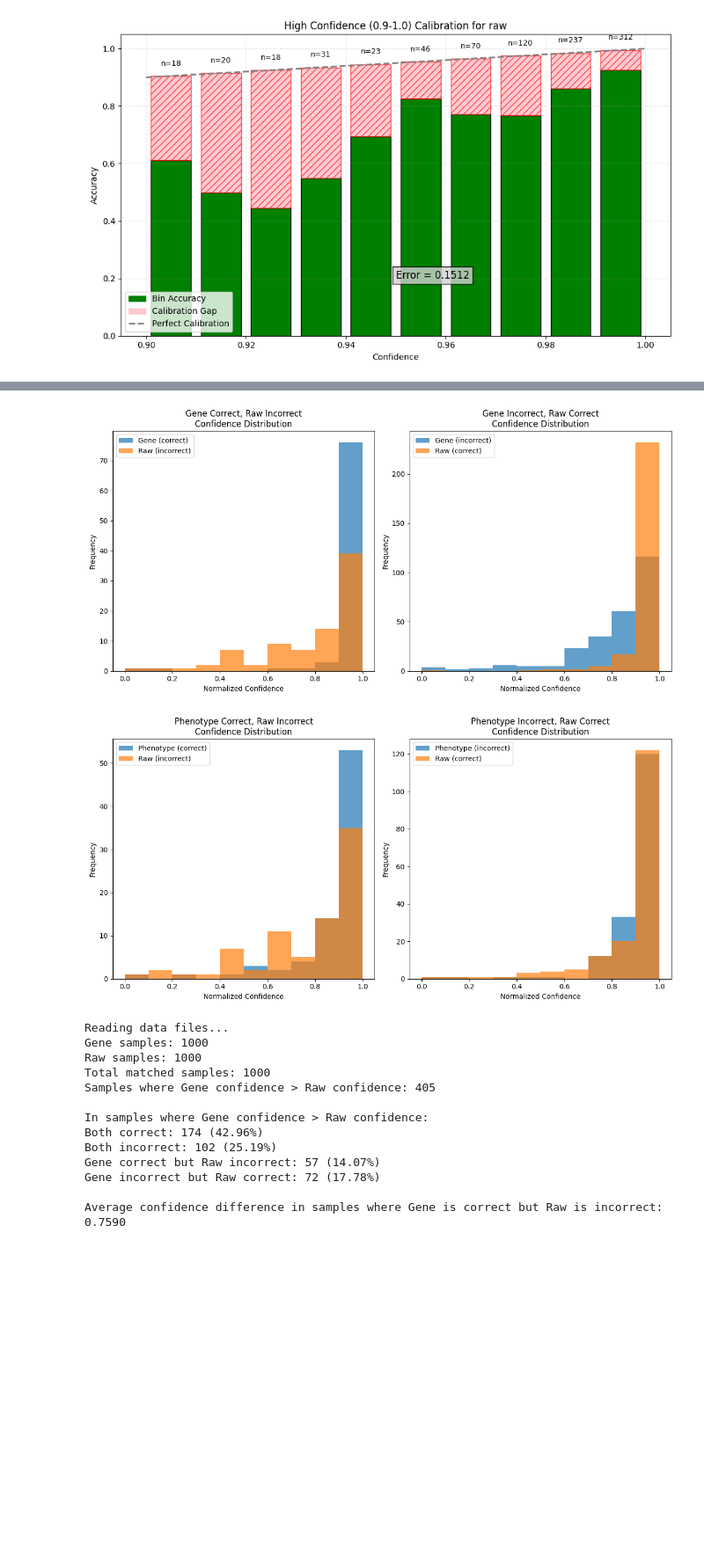
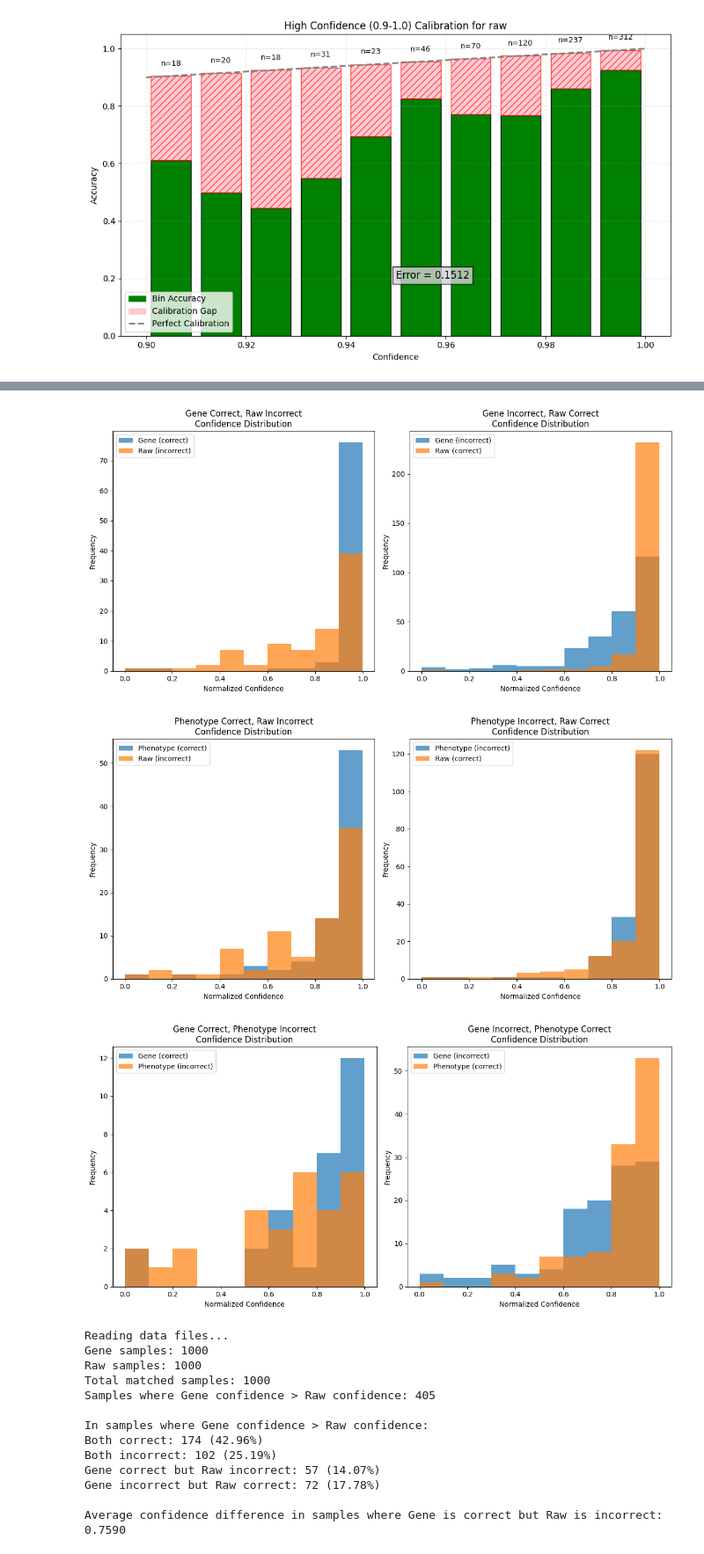
Before and after one commit to jesseliu0913/drug_repurpose, a Jupyter notebook: eval_results/call_gpt_uc.ipynb, the cells around one changed output, grey strips where cells are left out. Shown at 88% size. Drawn from its saved outputs; the diff is of its cells as text; code cells hidden in the pictures; blank space fills up the shorter version.

```diff
--- a/eval_results/call_gpt_uc.ipynb
+++ b/eval_results/call_gpt_uc.ipynb
@@ -638,7 +618,6 @@ McNemar's test statistic: 32.5301
 import jsonlines
 import numpy as np
 import matplotlib.pyplot as plt
-
 
 GENE_PATH = "/playpen/jesse/drug_repurpose/eval_results/uncertainty_results/gpt/gene.jsonl"
 PHENOTYPE_PATH = "/playpen/jesse/drug_repurpose/eval_results/uncertainty_results/gpt/phenotype.jsonl"
@@ -676,6 +655,9 @@ def read_file_data(file_path):
             answer = obj['answer']
             ground_truth = return_ground_truth(obj['label'])
 
+            drug_name = obj.get('drug_name')
+            disease_name = obj.get('disease_name')
+
             if isinstance(answer, list):
                 answer = answer[0]
 
@@ -683,7 +665,6 @@ def read_file_data(file_path):
             if response is None:
                 continue
 
-            # Extract confidence score (log probability)
             logprobs = answer['logprobs']
             tokens = logprobs['tokens']
 
@@ -692,11 +673,11 @@ def read_file_data(file_path):
                 if response in tk.upper():
                     response_prob = logprobs['token_logprobs'][tokens.index(tk)]
 
-            # Determine if prediction is correct
             is_correct = response == ground_truth
 
             data.append({
-                'id': obj.get('id', None),
+                'drug_name': drug_name,
+                'disease_name': disease_name,
                 'question': obj.get('question', None),
                 'prediction': response,
                 'ground_truth': ground_truth,
@@ -709,30 +690,29 @@ def read_file_data(file_path):
 def find_model_disagreements(model1_data, model2_data, name1, name2):
     matched_samples = []
 
-    model1_dict = {i: item for i, item in enumerate(model1_data)}
-    model2_dict = {i: item for i, item in enumerate(model2_data)}
+    model1_dict = {(item['drug_name'], item['disease_name']): item for item in model1_data}
+    model2_dict = {(item['drug_name'], item['disease_name']): item for item in model2_data}
 
-    common_indices = set(model1_dict.keys()) & set(model2_dict.keys())
+    common_keys = set(model1_dict.keys()) & set(model2_dict.keys())
 
-    for idx in common_indices:
-        item1 = model1_dict[idx]
-        item2 = model2_dict[idx]
+    for key in common_keys:
+        item1 = model1_dict[key]
+        item2 = model2_dict[key]
 
         if item1['ground_truth'] == item2['ground_truth']:
             matched_samples.append({
-                'index': idx,
+                'drug_name': key[0],
+                'disease_name': key[1],
                 name1: item1,
                 name2: item2
             })
 
-    # Filter for cases where model1 is correct but model2 is incorrect
     model1_correct_model2_incorrect = []
 
     for sample in matched_samples:
         if sample[name1]['is_correct'] and not sample[name2]['is_correct']:
             model1_correct_model2_incorrect.append(sample)
 
-    # Filter for cases where model1 is incorrect but model2 is correct
     model1_incorrect_model2_correct = []
 
     for sample in matched_samples:
@@ -746,17 +726,14 @@ def find_model_disagreements(model1_data, model2_data, name1, name2):
     }
 
 def analyze_confidence_distribution(model1_data, model2_data, name1, name2):
-    # Find samples where models disagree
     disagreements = find_model_disagreements(model1_data, model2_data, name1, name2)
 
-    # Get confidence scores for each category
     model1_correct_model2_wrong_confidence1 = [sample[name1]['confidence'] for sample in disagreements['model1_correct_model2_incorrect']]
     model1_correct_model2_wrong_confidence2 = [sample[name2]['confidence'] for sample in disagreements['model1_correct_model2_incorrect']]
 
     model1_wrong_model2_correct_confidence1 = [sample[name1]['confidence'] for sample in disagreements['model1_incorrect_model2_correct']]
     model1_wrong_model2_correct_confidence2 = [sample[name2]['confidence'] for sample in disagreements['model1_incorrect_model2_correct']]
 
-    # Normalize confidence scores (convert from log probs to [0,1] range)
     if model1_correct_model2_wrong_confidence1:
         model1_correct_model2_wrong_confidence1_norm = normalize_uncertainty_scores(model1_correct_model2_wrong_confidence1)
         model1_correct_model2_wrong_confidence2_norm = normalize_uncertainty_scores(model1_correct_model2_wrong_confidence2)
@@ -771,13 +748,11 @@ def analyze_confidence_distribution(model1_data, model2_data, name1, name2):
         model1_wrong_model2_correct_confidence1_norm = []
         model1_wrong_model2_correct_confidence2_norm = []
 
-    # Report counts
     print(f"\n=== {name1} vs {name2} Analysis ===")
     print(f"Total matched samples: {len(disagreements['all_matched'])}")
     print(f"{name1} correct, {name2} incorrect: {len(disagreements['model1_correct_model2_incorrect'])}")
     print(f"{name1} incorrect, {name2} correct: {len(disagreements['model1_incorrect_model2_correct'])}")
 
-    # Plot confidence distributions
     if model1_correct_model2_wrong_confidence1_norm:
         plt.figure(figsize=(12, 6))
 
@@ -802,7 +777,6 @@ def analyze_confidence_distribution(model1_data, model2_data, name1, name2):
         plt.savefig(f'{name1}_vs_{name2}_confidence_distribution.png')
         print(f"Plot saved as '{name1}_vs_{name2}_confidence_distribution.png'")
 
-    # Print example questions
     print("\nExample questions where models disagreed:")
 
     max_examples = min(5, len(disagreements['model1_correct_model2_incorrect']))
@@ -810,10 +784,13 @@ def analyze_confidence_distribution(model1_data, model2_data, name1, name2):
         print(f"\n{name1} correct, {name2} incorrect examples:")
         for i in range(max_examples):
             sample = disagreements['model1_correct_model2_incorrect'][i]
-            question = sample[name1].get('question', f"Question #{sample['index']}")
+            drug = sample['drug_name']
+            disease = sample['disease_name']
+            question = sample[name1].get('question', f"Drug: {drug}, Disease: {disease}")
             conf1 = sample[name1]['confidence']
             conf2 = sample[name2]['confidence']
             print(f"Q: {question}")
+            print(f"  Drug: {drug}, Disease: {disease}")
             print(f"  {name1} prediction: {sample[name1]['prediction']} (correct, confidence: {conf1:.4f})")
             print(f"  {name2} prediction: {sample[name2]['prediction']} (incorrect, confidence: {conf2:.4f})")
             print()
@@ -823,10 +800,13 @@ def analyze_confidence_distribution(model1_data, model2_data, name1, name2):
         print(f"\n{name1} incorrect, {name2} correct examples:")
         for i in range(max_examples):
             sample = disagreements['model1_incorrect_model2_correct'][i]
-            question = sample[name1].get('question', f"Question #{sample['index']}")
+            drug = sample['drug_name']
+            disease = sample['disease_name']
+            question = sample[name1].get('question', f"Drug: {drug}, Disease: {disease}")
             conf1 = sample[name1]['confidence']
             conf2 = sample[name2]['confidence']
             print(f"Q: {question}")
+            print(f"  Drug: {drug}, Disease: {disease}")
             print(f"  {name1} prediction: {sample[name1]['prediction']} (incorrect, confidence: {conf1:.4f})")
             print(f"  {name2} prediction: {sample[name2]['prediction']} (correct, confidence: {conf2:.4f})")
             print()
@@ -844,11 +824,9 @@ def main():
         print(f"Phenotype samples: {len(phenotype_data)}")
         print(f"Raw samples: {len(raw_data)}")
 
-        # Analyze gene vs raw
         gene_raw_disagreements = analyze_confidence_distribution(gene_data, raw_data, "Gene", "Raw")
-
-        # Analyze phenotype vs raw
         phenotype_raw_disagreements = analyze_confidence_distribution(phenotype_data, raw_data, "Phenotype", "Raw")
+        gene_phenotype_disagreements = analyze_confidence_distribution(gene_data, phenotype_data, "Gene", "Phenotype")
 
     except Exception as e:
         print(f"Error: {e}")
@@ -878,5 +856,6 @@ Q: None
 [figure]
 [figure]
+[figure, added]
 # %%
 import jsonlines
 import numpy as np
```
Also changed, not shown: parts of 2 cells of this notebook, 1 other file.
